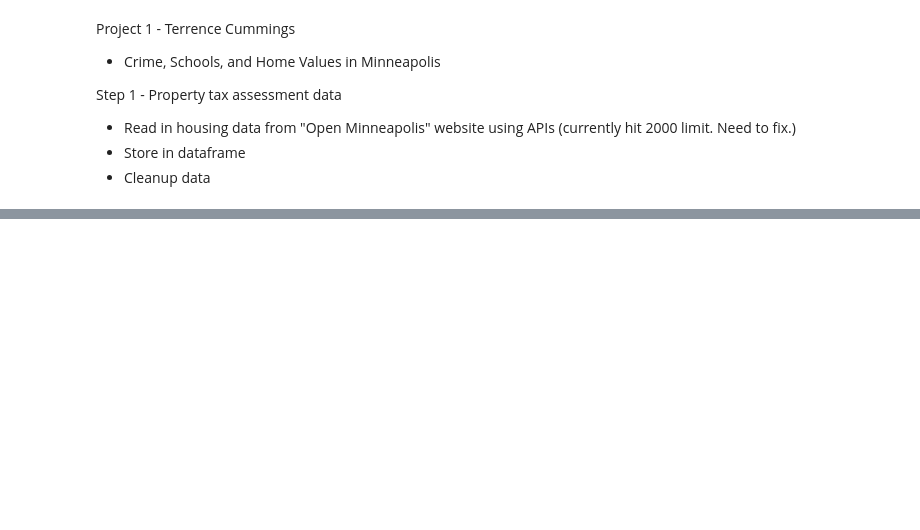
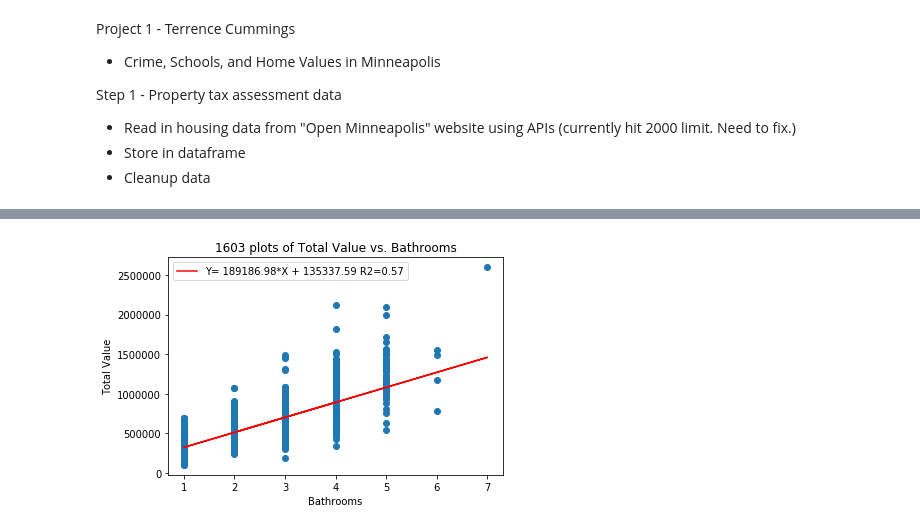
Before and after one commit to abartczak/Crime_Housing_Schools_Correlation, a Jupyter notebook: Project_1_TC_MSP_House_Tax.ipynb, the cells around one changed output, grey strips where cells are left out. Cells and saved outputs as stored; diff of their text form; code cells hidden in the pictures; blank space fills up the shorter version.

```diff
--- a/Project_1_TC_MSP_House_Tax.ipynb
+++ b/Project_1_TC_MSP_House_Tax.ipynb
@@ -152,0 +174,6 @@ clean_msp_home_tax_df.to_csv('clean_msp_tax_sales.csv')
+# %%
+#Plot totalvalue vs bathrooms
+graph1, graph2 = get_line(clean_msp_home_tax_df['bathrooms'], clean_msp_home_tax_df['totalvalue'], 'Bathrooms', 'Total Value', True)
+plt.show()
+# %% [output]
+[figure, added]
```
Also changed, not shown: parts of 10 cells of this notebook, 1 other file.
